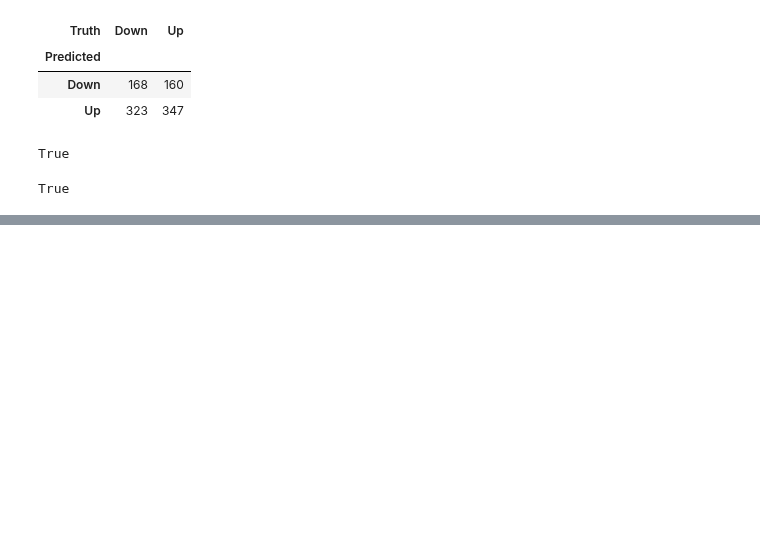
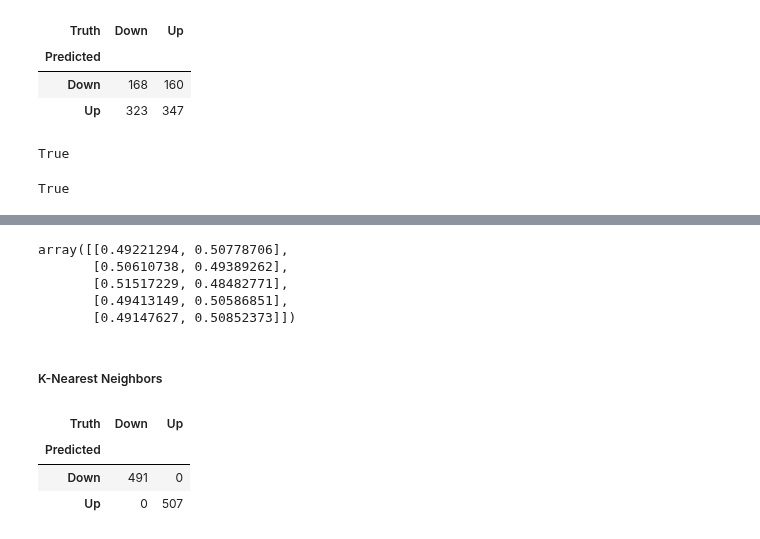
Before and after one commit to zozoking101/An-Introduction-to-Statistical-Learning-with-Applications-in-Python, a Jupyter notebook: 4_Classification/Chapter_4.ipynb, the cells around one changed output, grey strips where cells are left out. Saved outputs shown, nothing was run; the diff lists cells and outputs as text; code cells hidden in the pictures; blank space fills up the shorter version.

```diff
--- a/4_Classification/Chapter_4.ipynb
+++ b/4_Classification/Chapter_4.ipynb
@@ -1864,0 +1944,20 @@ True
+# %%
+NB.predict_proba(X_test)[:5]
+# %% [output]
+array([[0.49221294, 0.50778706],
+       [0.50610738, 0.49389262],
+       [0.51517229, 0.48482771],
+       [0.49413149, 0.50586851],
+       [0.49147627, 0.50852373]])
+# %% [markdown]
+#####  K-Nearest Neighbors
+# %%
+knn1 = KNeighborsClassifier(n_neighbors=1)
+knn1.fit(X_train, L_train)
+knn1_pred = knn1.predict(X_test)
+confusion_table(knn1_pred, L_test)
+# %% [output]
+| Truth | Down | Up |
+| Predicted |  |  |
+| Down | 491 | 0 |
+| Up | 0 | 507 |
```
Also changed, not shown: parts of 16 cells of this notebook.
